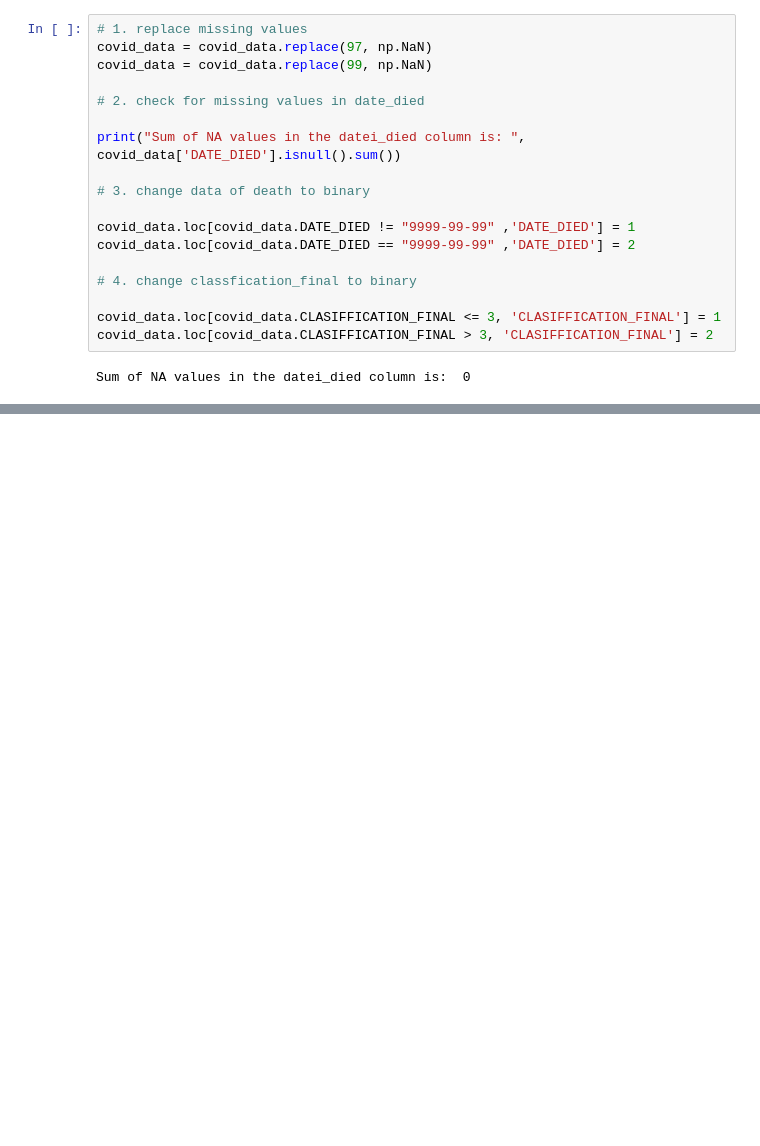
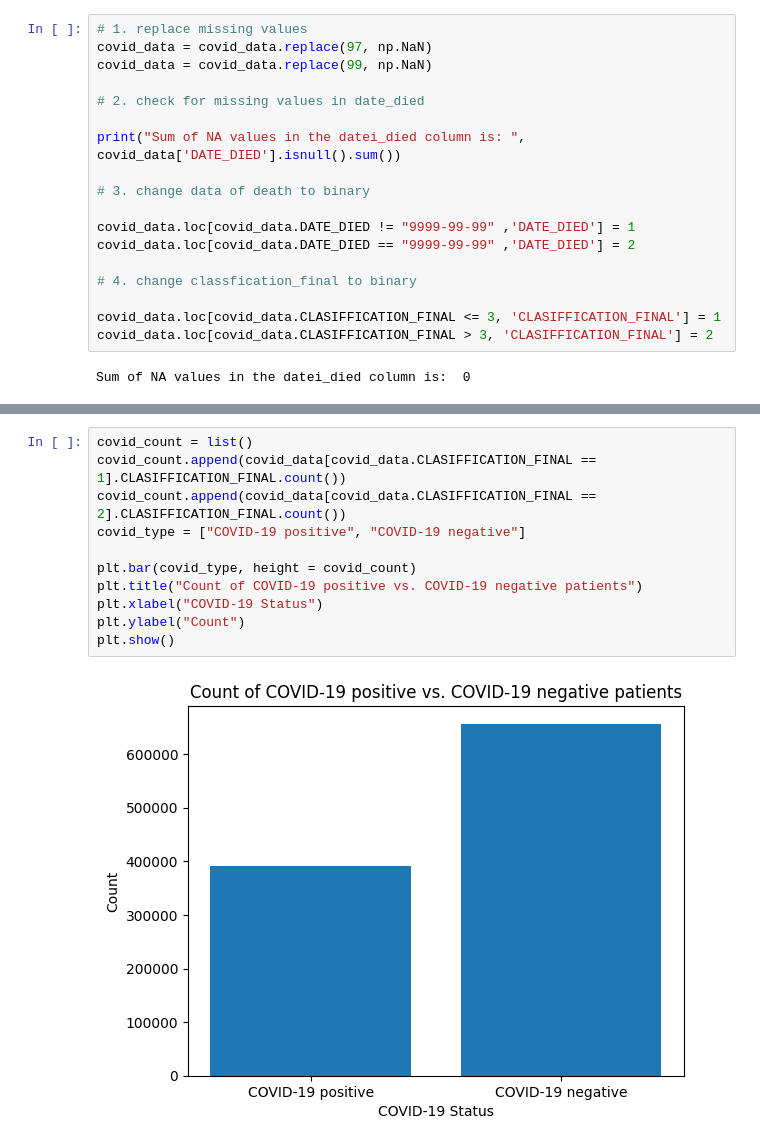
Before and after one commit to Lukas2010/accesstime_public_hospital, a Jupyter notebook: covid-19-hospital-data-mexico.ipynb, the cells around one changed output, grey strips where cells are left out. Drawn from its saved outputs; the diff is of its cells as text; blank space fills up the shorter version.

```diff
--- a/covid-19-hospital-data-mexico.ipynb
+++ b/covid-19-hospital-data-mexico.ipynb
@@ -174,0 +209,13 @@ print(covid_data.iloc[1:10,])
+# %%
+covid_count = list()
+covid_count.append(covid_data[covid_data.CLASIFFICATION_FINAL == 1].CLASIFFICATION_FINAL.count())
+covid_count.append(covid_data[covid_data.CLASIFFICATION_FINAL == 2].CLASIFFICATION_FINAL.count())
+covid_type = ["COVID-19 positive", "COVID-19 negative"]
+
+plt.bar(covid_type, height = covid_count)
+plt.title("Count of COVID-19 positive vs. COVID-19 negative patients")
+plt.xlabel("COVID-19 Status")
+plt.ylabel("Count")
+plt.show()
+# %% [output]
+[figure, added]
```
Also changed, not shown: parts of 11 cells of this notebook.
